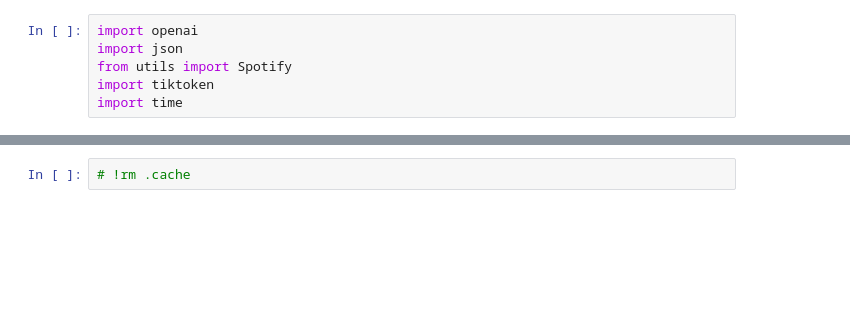
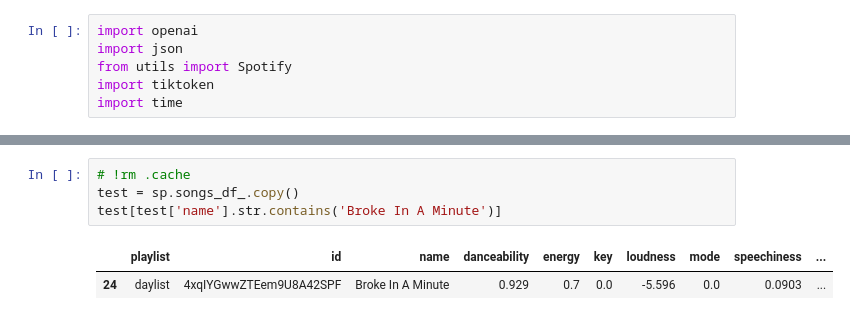
Before and after one commit to atjhin/spotify-playlist-generator, a Jupyter notebook: SPG/temp_playground/playground.ipynb, the cells around one changed output, grey strips where cells are left out. Drawn from its saved outputs; the diff is of its cells as text; blank space fills up the shorter version.

```diff
--- a/SPG/temp_playground/playground.ipynb
+++ b/SPG/temp_playground/playground.ipynb
@@ -22,3 +156,8 @@ sp.get_tracks_from_playlists()
 df = sp.get_df()
 # %%
 # !rm .cache
+test = sp.songs_df_.copy()
+test[test['name'].str.contains('Broke In A Minute')]
+# %% [output]
+|  | playlist | id | name | danceability | energy | key | loudness | mode | speechiness | ... |
+| 24 | daylist | 4xqIYGwwZTEem9U8A42SPF | Broke In A Minute | 0.929 | 0.7 | 0.0 | -5.596 | 0.0 | 0.0903 | ... |
```
Also changed, not shown: parts of 22 cells of this notebook, 2 other files.
